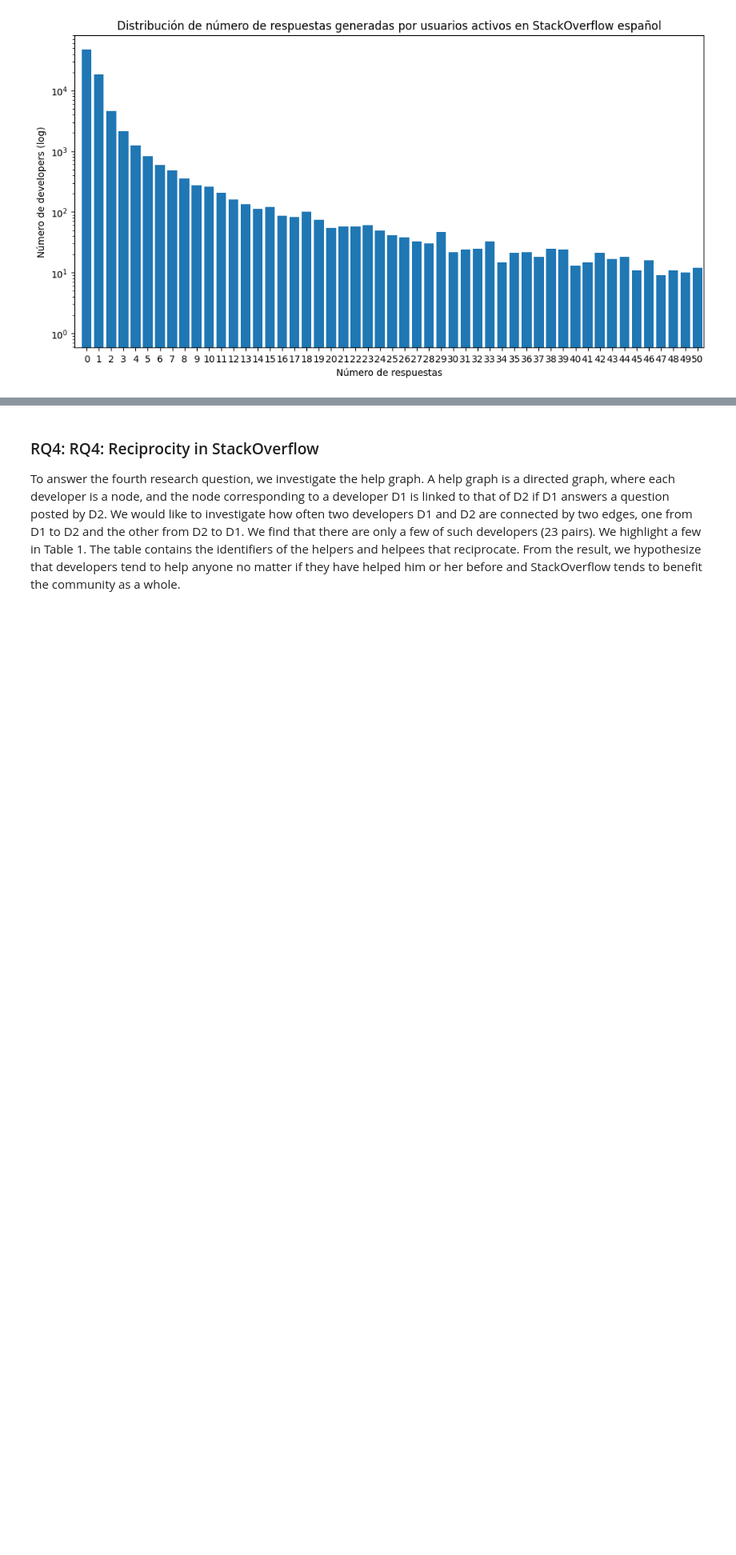
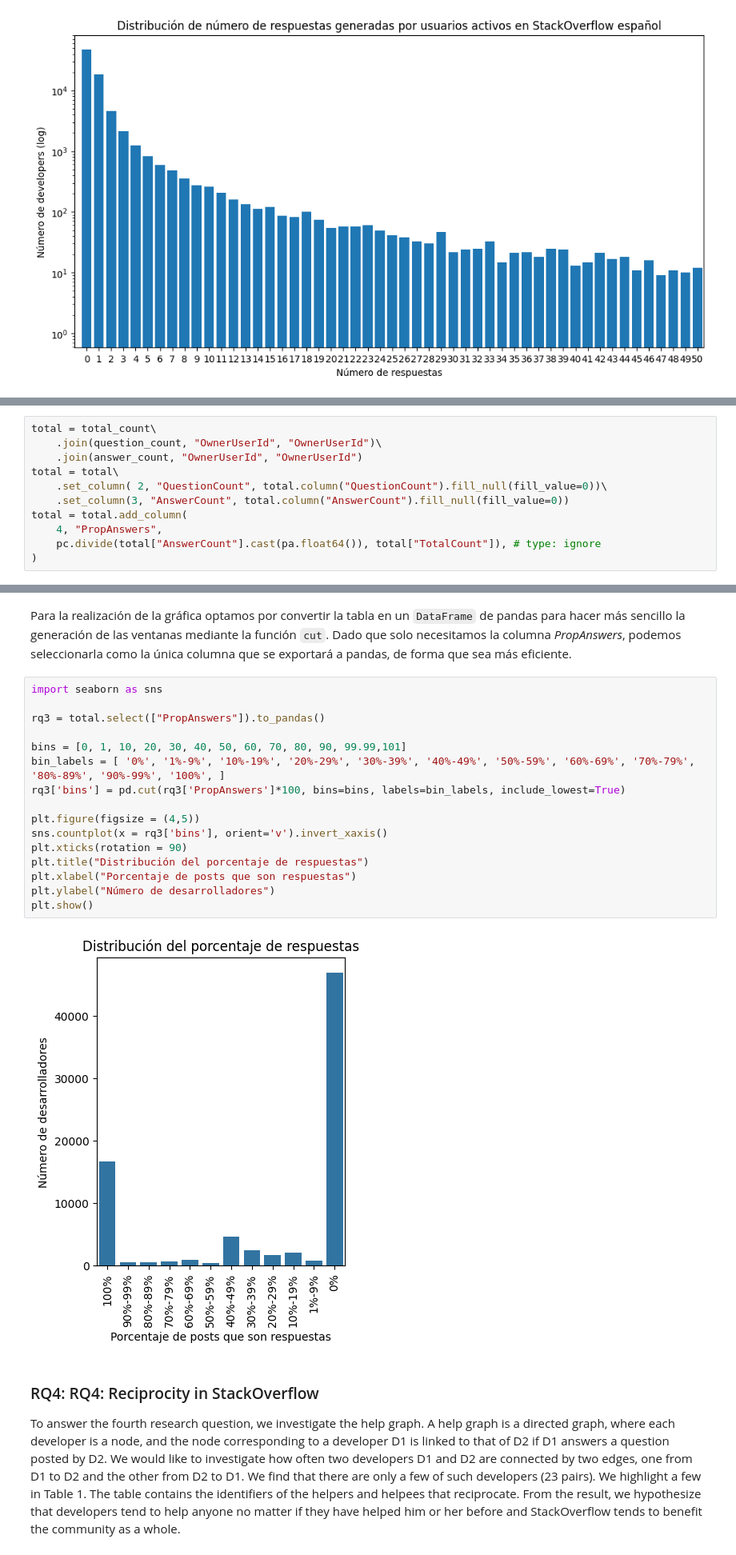
Before and after one commit to valevil27/dbge-pyarrow, a Jupyter notebook: exploration.ipynb, the cells around one changed output, grey strips where cells are left out. Shown at 80% size. Cells and saved outputs as stored; diff of their text form; blank space fills up the shorter version.

```diff
--- a/exploration.ipynb
+++ b/exploration.ipynb
@@ -813,0 +813,11 @@ We also note another peak in Figure 5: These are developers (2,956 of 44,087 dev
+# %%
+total = total_count\
+    .join(question_count, "OwnerUserId", "OwnerUserId")\
+    .join(answer_count, "OwnerUserId", "OwnerUserId")
+total = total\
+    .set_column( 2, "QuestionCount", total.column("QuestionCount").fill_null(fill_value=0))\
+    .set_column(3, "AnswerCount", total.column("AnswerCount").fill_null(fill_value=0))
+total = total.add_column(
+    4, "PropAnswers",
+    pc.divide(total["AnswerCount"].cast(pa.float64()), total["TotalCount"]), # type: ignore
+)
@@ -814,3 +857,23 @@ We also note another peak in Figure 5: These are developers (2,956 of 44,087 dev
+# %% [markdown]
+Para la realización de la gráfica optamos por convertir la tabla en un `DataFrame` de pandas para hacer más sencillo la generación de las ventanas mediante la función `cut`. Dado que solo necesitamos la columna *PropAnswers*, podemos seleccionarla como la única columna que se exportará a pandas, de forma que sea más eficiente.
+# %%
+import seaborn as sns
+
+rq3 = total.select(["PropAnswers"]).to_pandas()
+
+bins = [0, 1, 10, 20, 30, 40, 50, 60, 70, 80, 90, 99.99,101]
+bin_labels = [ '0%', '1%-9%', '10%-19%', '20%-29%', '30%-39%', '40%-49%', '50%-59%', '60%-69%', '70%-79%', '80%-89%', '90%-99%', '100%', ]
+rq3['bins'] = pd.cut(rq3['PropAnswers']*100, bins=bins, labels=bin_labels, include_lowest=True)
+
+plt.figure(figsize = (4,5))
+sns.countplot(x = rq3['bins'], orient='v').invert_xaxis()
+plt.xticks(rotation = 90)
+plt.title("Distribución del porcentaje de respuestas")
+plt.xlabel("Porcentaje de posts que son respuestas")
+plt.ylabel("Número de desarrolladores")
+plt.show()
+# %% [output]
+[figure, added]
 # %% [markdown]
 ### RQ4: RQ4: Reciprocity in StackOverflow
 To answer the fourth research question, we investigate the help graph. A help graph is a directed graph, where each developer is a node, and the node corresponding to a developer D1 is linked to that of D2 if D1 answers a question posted by D2. We would like to investigate how often two developers D1 and D2 are connected by two edges, one from D1 to D2 and the other from D2 to D1. We find that there are only a few of such developers (23 pairs). We highlight a few in Table 1. The table contains the identifiers of the helpers and helpees that reciprocate. From the result, we hypothesize that developers tend to help anyone no matter if they have helped him or her before and StackOverflow tends to benefit the community as a whole.
```
Also changed, not shown: parts of 7 cells of this notebook.
